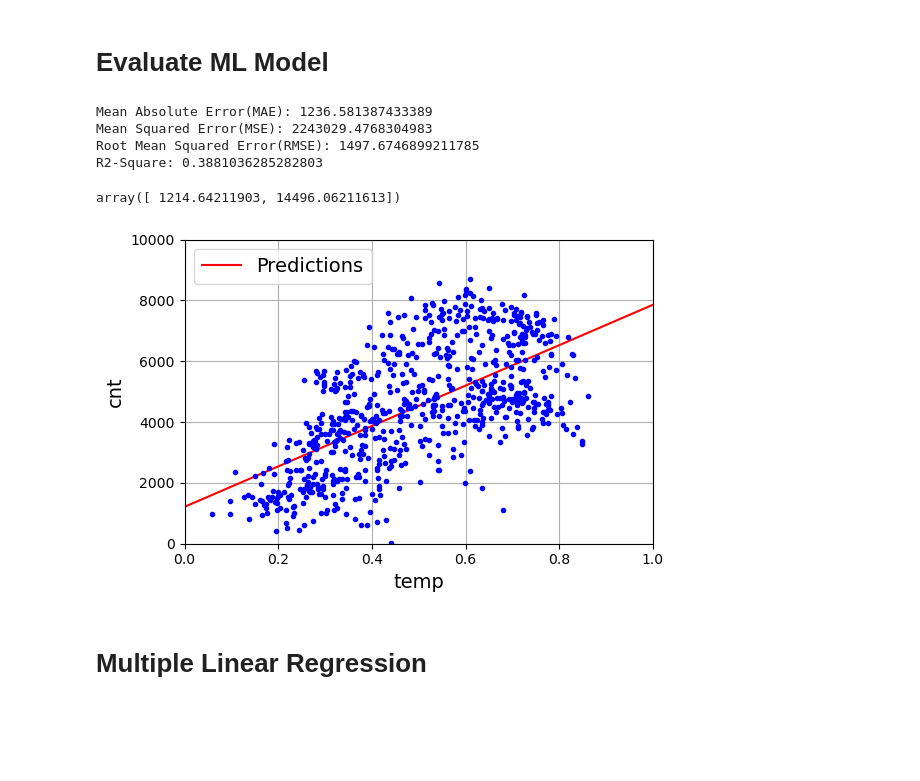
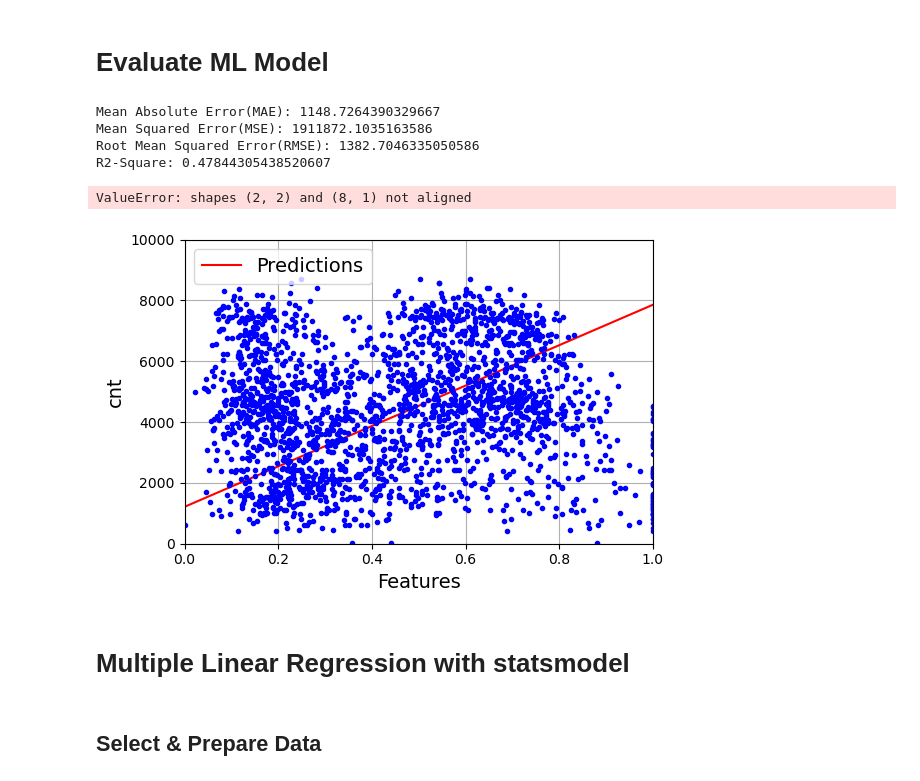
Before and after one commit to Ph1lippK/VAWI, a Jupyter notebook: Assignment_02_MatrikelNrTBD.ipynb, the cells around one changed output. Saved outputs shown, nothing was run; the diff lists cells and outputs as text; code cells hidden in the pictures; blank space fills up the shorter version.

Commit message:
trained and evaluated sklearn and statsmodels regression model on rental bike data

```diff
--- a/Assignment_02_MatrikelNrTBD.ipynb
+++ b/Assignment_02_MatrikelNrTBD.ipynb
@@ -70,4 +122,8 @@ plt.show()
 # %%
 #X = df[['temp','casual','registered']]#.array.reshape(-1, 1)
-X = df['temp'].array.reshape(-1, 1)
-y = df['cnt']
+
+#X = df['temp'] #.array.reshape(-1, 1)
+#X = pd.DataFrame(df.iloc[:,2:-1]) # drop frist and last row with cnt value
+X = df.drop(columns=['instant','dteday','season','yr','holiday','weekday','workingday','casual','registered','atemp','cnt','weathersit'])
+#y = df['cnt']
+y = pd.DataFrame(df.iloc[:,-1])
@@ -106,10 +206,10 @@ print("Root Mean Squared Error(RMSE):", np.sqrt(mean_squared_error(y_train, pred
 # Evaluate R2-square
 print("R2-Square:",r2_score(y_train, predictions_train))
 # %% [output]
-Mean Absolute Error(MAE): 1236.581387433389
-Mean Squared Error(MSE): 2243029.4768304983
-Root Mean Squared Error(RMSE): 1497.6746899211785
-R2-Square: 0.3881036285282803
+Mean Absolute Error(MAE): 1148.7264390329667
+Mean Squared Error(MSE): 1911872.1035163586
+Root Mean Squared Error(RMSE): 1382.7046335050586
+R2-Square: 0.47844305438520607
 # %%
 from sklearn.preprocessing import add_dummy_feature
 X_b = add_dummy_feature(X)  # add x0 = 1 to each instance
@@ -119,25 +219,27 @@ X_new_b = add_dummy_feature(X_new)  # add x0 = 1 to each instance
 y_predict = X_new_b @ theta_best
 y_predict
 # %% [output]
-array([ 1214.64211903, 14496.06211613])
+ValueError: shapes (2, 2) and (8, 1) not aligned
 # %%
 import matplotlib.pyplot as plt
 
 plt.figure(figsize=(6, 4))  # extra code – not needed, just formatting
 plt.plot(X_new, y_predict, "r-", label="Predictions")
 plt.plot(X, y, "b.")
 
 # extra code – beautifies and saves Figure 4–2
-plt.xlabel("temp")
+plt.xlabel("Features")
 plt.ylabel("cnt")
 #plt.axis([0, 2, 0, 15]) [xmin, xmax, ymin, ymax]'
 plt.axis([0,1,0,10000])
 plt.grid()
 plt.legend(loc="upper left")
-save_fig("mobile_app_data_example_1_predictions")
+save_fig("Multiple_regression_bike_rentals")
 
 plt.show()
 # %% [output]
-[figure, old version]
+[figure, new version]
 # %% [markdown]
-# Multiple Linear Regression
+# Multiple Linear Regression with statsmodel
+# %% [markdown]
+## Select & Prepare Data
```
Also changed, not shown: parts of 21 cells of this notebook, 4 other files.
